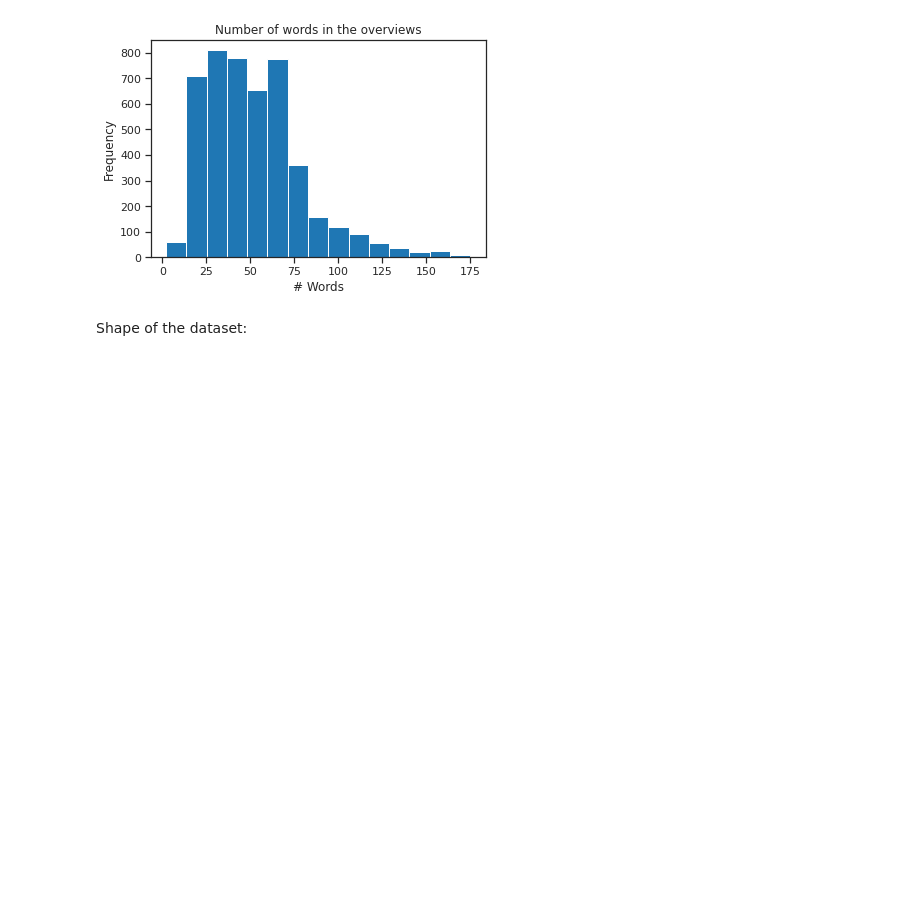
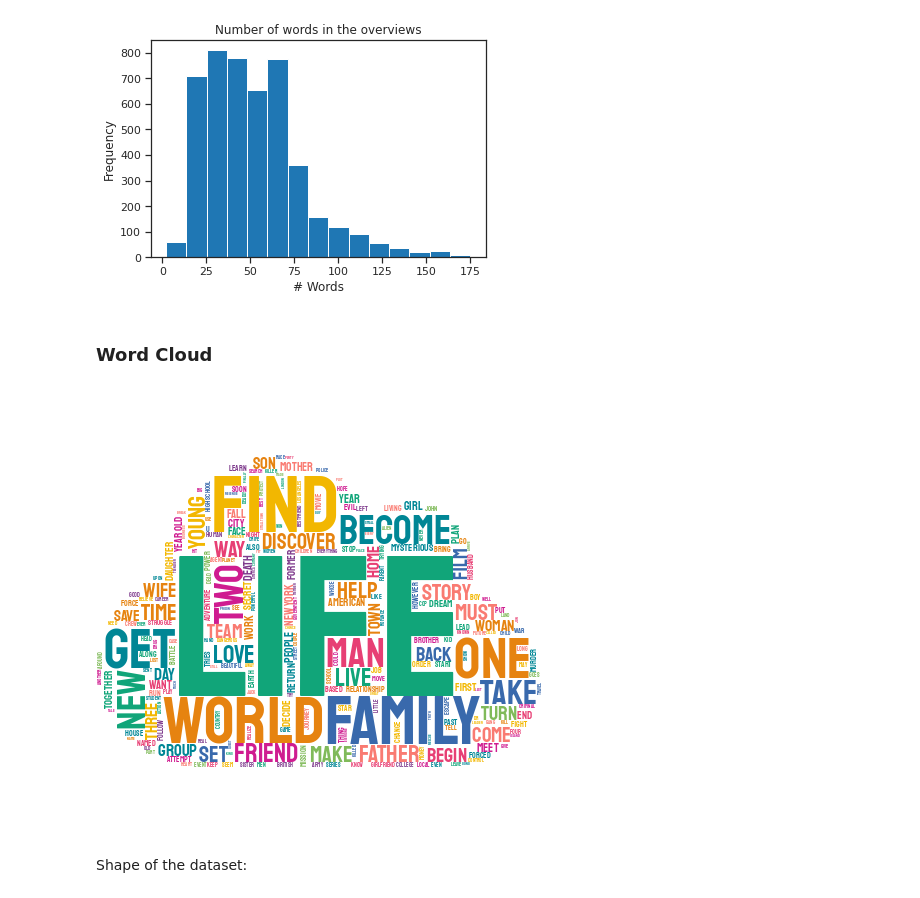
Before and after one commit to Jaimemorillo/nlp-movies, a Jupyter notebook: genre-prediction.ipynb, the cells around one changed output. Cells and saved outputs as stored; diff of their text form; code cells hidden in the pictures; blank space fills up the shorter version.

```diff
--- a/genre-prediction.ipynb
+++ b/genre-prediction.ipynb
@@ -171,6 +178,19 @@ min         2.00
 max       175.00
 Name: overview, dtype: float64
 [figure]
+# %% [markdown]
+### Word Cloud
+# %%
+stop_words = set(stopwords.words('english')) # Stop words
+
+stylecloud.gen_stylecloud(text = " ".join(df.overview.values), icon_name= "fas fa-cloud",
+                          palette='cartocolors.qualitative.Bold_10',
+                          background_color='white', custom_stopwords=stop_words,
+                          random_state=9, size=(450,450),
+                          output_name='word_cloud.png')
+Image('./word_cloud.png')
+# %% [output]
+[figure, added]
 # %% [markdown]
 Shape of the dataset:
 # %%
```
Also changed, not shown: parts of 8 cells of this notebook.
